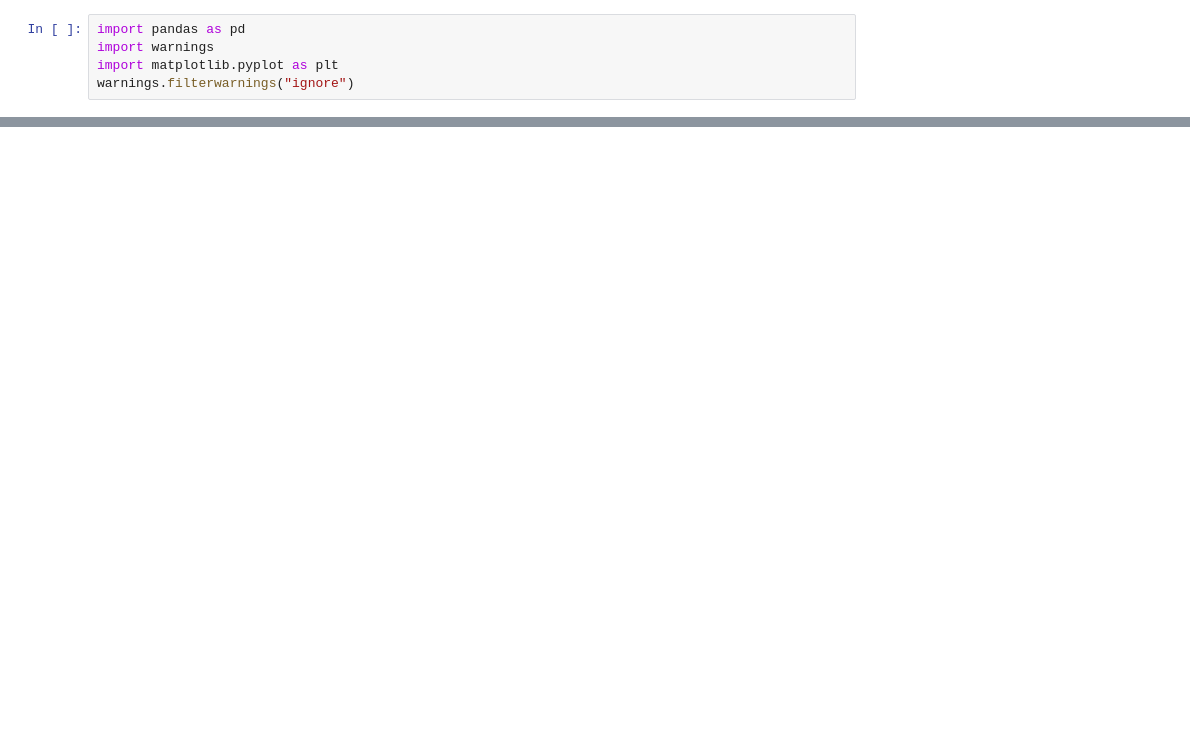
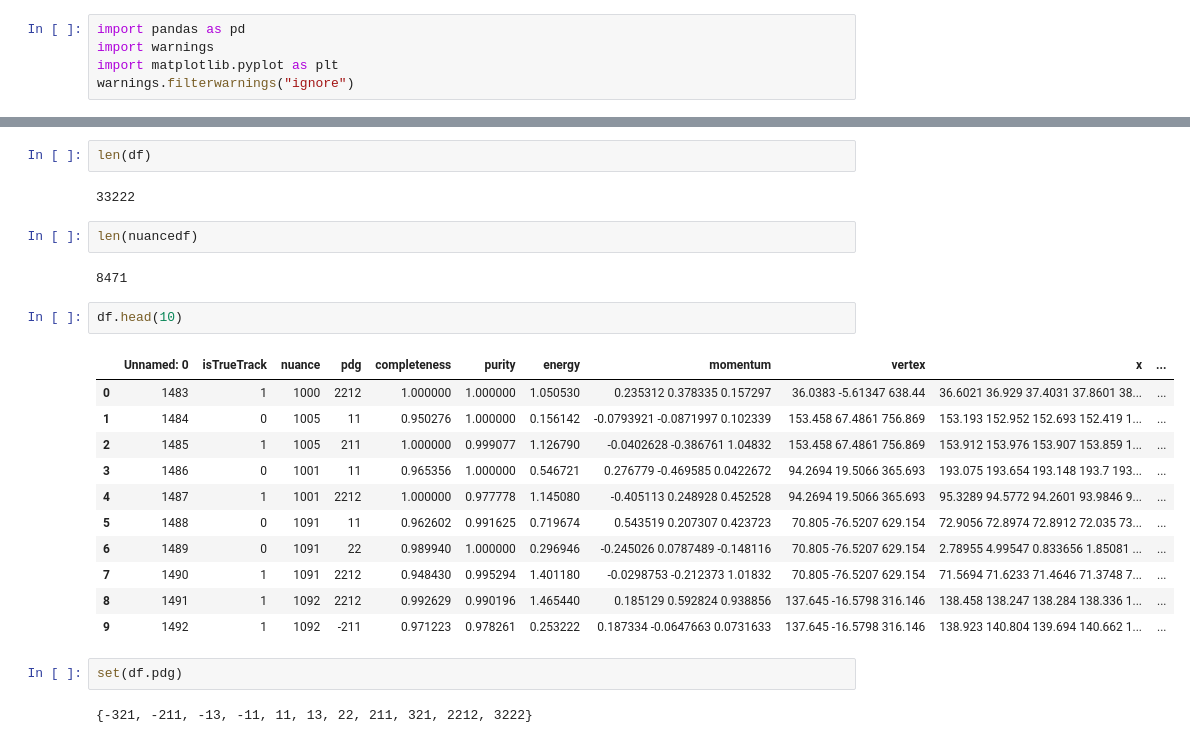
Before and after one commit to daanyaal1/Pandora-Masters-Project, a Jupyter notebook: Code/event_selection_for_performance.ipynb, the cells around one changed output, grey strips where cells are left out. Saved outputs shown, nothing was run; the diff lists cells and outputs as text; blank space fills up the shorter version.

```diff
--- a/Code/event_selection_for_performance.ipynb
+++ b/Code/event_selection_for_performance.ipynb
@@ -76,0 +91,26 @@ final_df.to_csv('../ROOT_DATA/1004nuance_mu_p_gamma_gamma.csv')
+# %%
+len(df)
+# %% [output]
+33222
+# %%
+len(nuancedf)
+# %% [output]
+8471
+# %%
+df.head(10)
+# %% [output]
+|  | Unnamed: 0 | isTrueTrack | nuance | pdg | completeness | purity | energy | momentum | vertex | x | ... |
+| 0 | 1483 | 1 | 1000 | 2212 | 1.000000 | 1.000000 | 1.050530 | 0.235312 0.378335 0.157297 | 36.0383 -5.61347 638.44 | 36.6021 36.929 37.4031 37.8601 38... | ... |
+| 1 | 1484 | 0 | 1005 | 11 | 0.950276 | 1.000000 | 0.156142 | -0.0793921 -0.0871997 0.102339 | 153.458 67.4861 756.869 | 153.193 152.952 152.693 152.419 1... | ... |
+| 2 | 1485 | 1 | 1005 | 211 | 1.000000 | 0.999077 | 1.126790 | -0.0402628 -0.386761 1.04832 | 153.458 67.4861 756.869 | 153.912 153.976 153.907 153.859 1... | ... |
+| 3 | 1486 | 0 | 1001 | 11 | 0.965356 | 1.000000 | 0.546721 | 0.276779 -0.469585 0.0422672 | 94.2694 19.5066 365.693 | 193.075 193.654 193.148 193.7 193... | ... |
+| 4 | 1487 | 1 | 1001 | 2212 | 1.000000 | 0.977778 | 1.145080 | -0.405113 0.248928 0.452528 | 94.2694 19.5066 365.693 | 95.3289 94.5772 94.2601 93.9846 9... | ... |
+| 5 | 1488 | 0 | 1091 | 11 | 0.962602 | 0.991625 | 0.719674 | 0.543519 0.207307 0.423723 | 70.805 -76.5207 629.154 | 72.9056 72.8974 72.8912 72.035 73... | ... |
+| 6 | 1489 | 0 | 1091 | 22 | 0.989940 | 1.000000 | 0.296946 | -0.245026 0.0787489 -0.148116 | 70.805 -76.5207 629.154 | 2.78955 4.99547 0.833656 1.85081 ... | ... |
+| 7 | 1490 | 1 | 1091 | 2212 | 0.948430 | 0.995294 | 1.401180 | -0.0298753 -0.212373 1.01832 | 70.805 -76.5207 629.154 | 71.5694 71.6233 71.4646 71.3748 7... | ... |
+| 8 | 1491 | 1 | 1092 | 2212 | 0.992629 | 0.990196 | 1.465440 | 0.185129 0.592824 0.938856 | 137.645 -16.5798 316.146 | 138.458 138.247 138.284 138.336 1... | ... |
+| 9 | 1492 | 1 | 1092 | -211 | 0.971223 | 0.978261 | 0.253222 | 0.187334 -0.0647663 0.0731633 | 137.645 -16.5798 316.146 | 138.923 140.804 139.694 140.662 1... | ... |
+# %%
+set(df.pdg)
+# %% [output]
+{-321, -211, -13, -11, 11, 13, 22, 211, 321, 2212, 3222}
```
Also changed, not shown: parts of 11 cells of this notebook, 1 other file.
